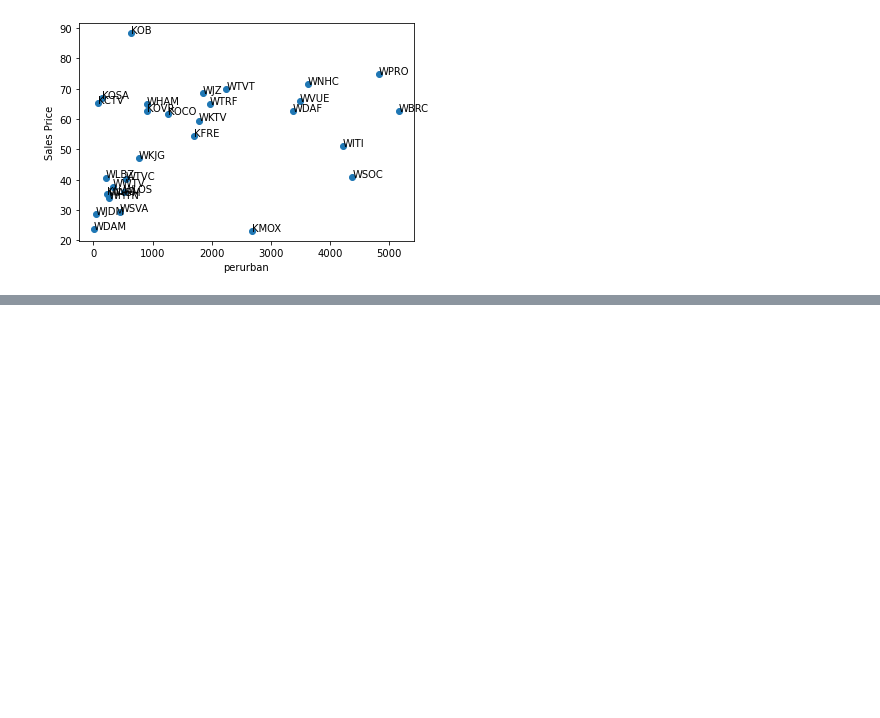
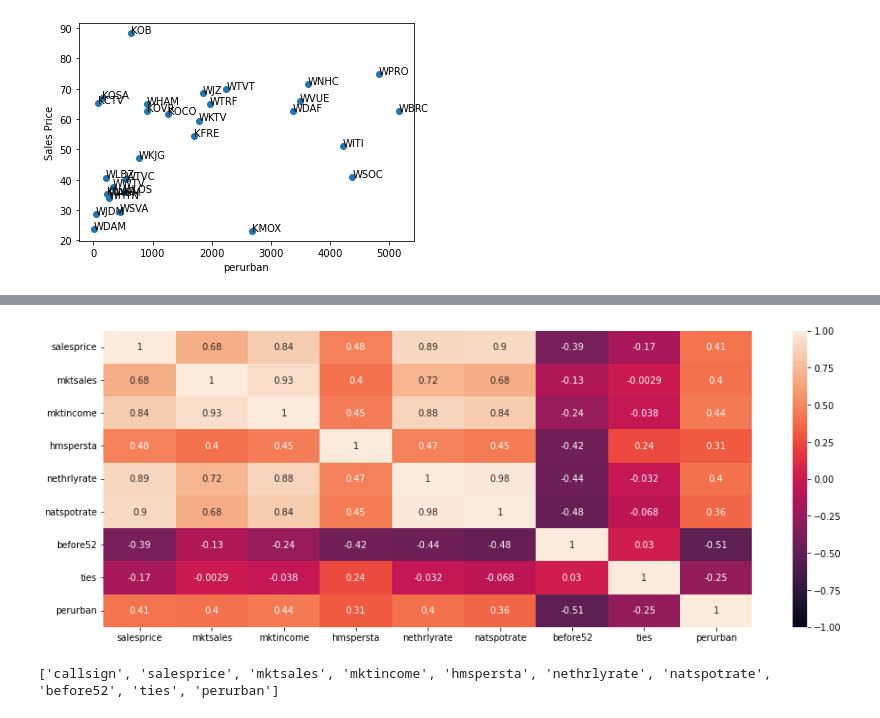
Before and after one commit to randrmoel/DataStory, a Jupyter notebook: DataStory.ipynb, the cells around one changed output, grey strips where cells are left out. Saved outputs shown, nothing was run; the diff lists cells and outputs as text; code cells hidden in the pictures; blank space fills up the shorter version.

```diff
--- a/DataStory.ipynb
+++ b/DataStory.ipynb
@@ -105,0 +118,11 @@ for x_i in x:
+# %%
+plt.figure(figsize=(16, 6))
+heatmap = sns.heatmap(tvstatsales.corr(), vmin=-1, vmax=1, annot=True)
+# %% [output]
+[figure, added]
+# %%
+cols = list(tv.columns)
+print(cols)
+cols = cols[1:]
+# %% [output]
+['callsign', 'salesprice', 'mktsales', 'mktincome', 'hmspersta', 'nethrlyrate', 'natspotrate', 'before52', 'ties', 'perurban']
```
Also changed, not shown: parts of 5 cells of this notebook.
